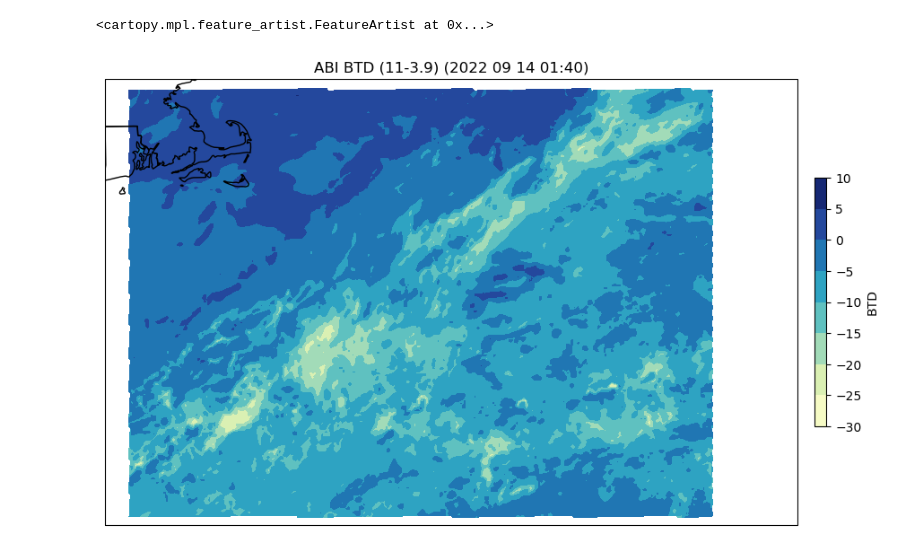
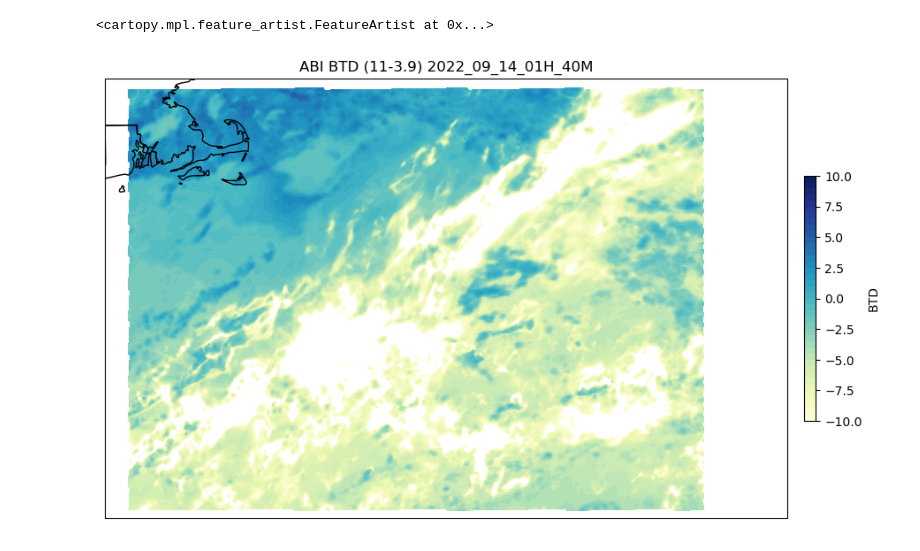
Before and after one commit to jesseturner/FalseLowClouds, a Jupyter notebook: Static_Features/Create_Animation.ipynb, the cells around one changed output. Cells and saved outputs as stored; diff of their text form; code cells hidden in the pictures.

```diff
--- a/Static_Features/Create_Animation.ipynb
+++ b/Static_Features/Create_Animation.ipynb
@@ -16,6 +17,8 @@ max_lat = 42.5
 nlct_path = "/home/jturner/false_low_clouds_2023/Nighttime_Low_Cloud_Test/data/"
 
 filename = 'goes_e_ntlc_2022_09_14_01H_40M'
+
+datetime = filename[12:]
 # %%
 file = open(nlct_path+filename, 'rb')
 BTD = pickle.load(file)
@@ -27,18 +30,18 @@ BTD_c = BTD_c.dropna(dim="x", how="all")
 # %%
 projection=ccrs.PlateCarree()
 fig,ax=plt.subplots(1, figsize=(12,12),subplot_kw={'projection': projection})
 cmap = plt.cm.YlGnBu
-#levels = np.linspace(0, np.amax(BTD), 31)
+levels = np.linspace(-10, 10, 41)
 
-c=ax.contourf(BTD_c.lon, BTD_c.lat, BTD_c[0], cmap=cmap) #levels=levels)
+c=ax.contourf(BTD_c.lon, BTD_c.lat, BTD_c[0], cmap=cmap, levels=levels)
 clb=plt.colorbar(c, shrink=0.3, pad=0.02, ax=ax)
-ax.set_title('ABI BTD (11-3.9) (2022 09 14 01:40)')
+ax.set_title('ABI BTD (11-3.9) '+datetime)
 clb.set_label('BTD')
 
 ax.add_feature(cfeature.STATES)
 # %% [output]
 <cartopy.mpl.feature_artist.FeatureArtist at 0x...>
-[figure, old version]
+[figure, new version]
 # %%
 def create_frame(filename):
 
```
Also changed, not shown: parts of 6 cells of this notebook.
